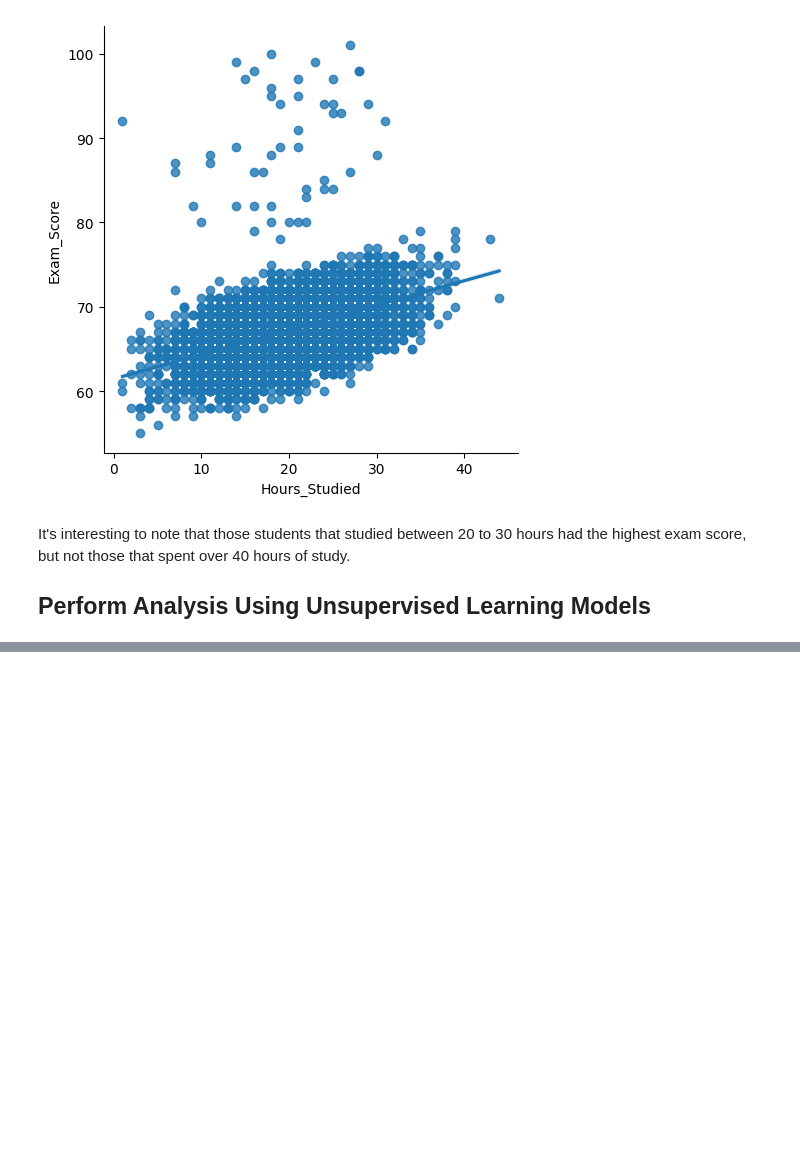
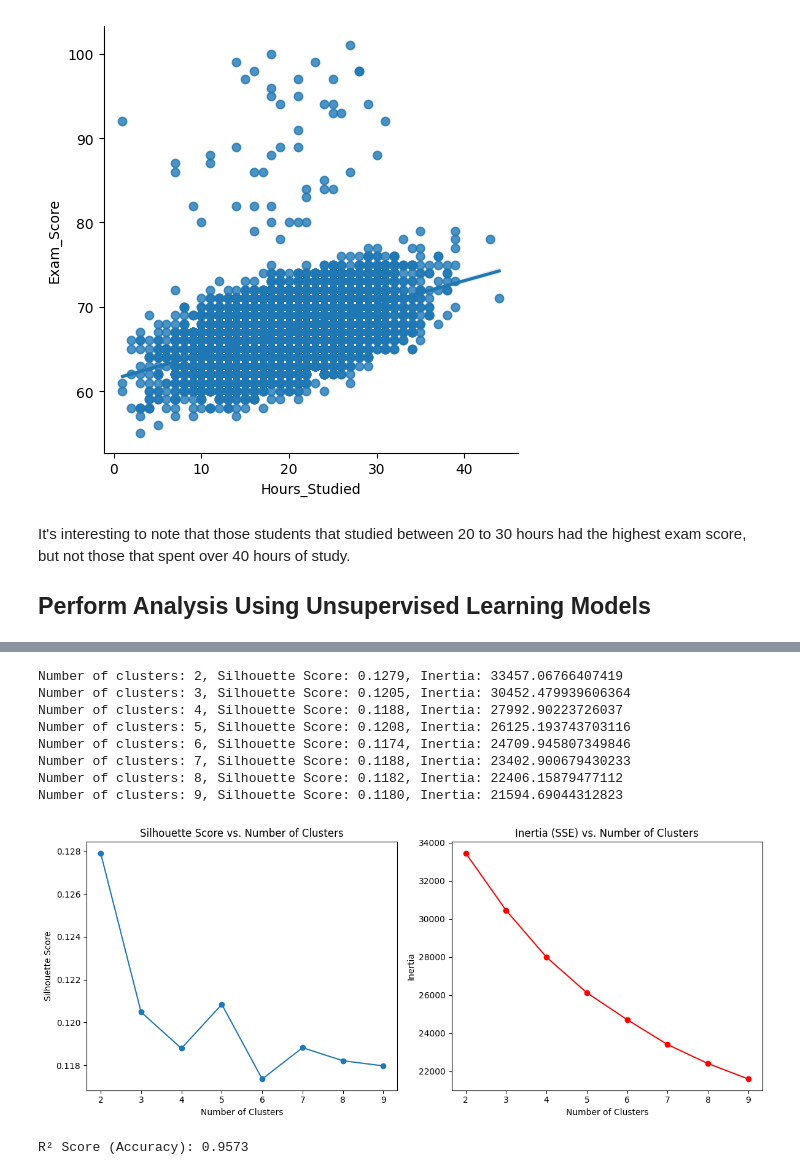
Before and after one commit to JudoboyAlex/student_performance_prediction, a Jupyter notebook: student_performance_prediction.ipynb, the cells around one changed output, grey strips where cells are left out. Drawn from its saved outputs; the diff is of its cells as text; code cells hidden in the pictures; blank space fills up the shorter version.

Commit message:
added some models

```diff
--- a/student_performance_prediction.ipynb
+++ b/student_performance_prediction.ipynb
@@ -106,8 +110,8 @@ dtype: int64
 # %% [markdown]
 Now the data is clean, let's divide the data into numerical and categorical then visualize them.
 # %%
-numeric_columns = data.select_dtypes(include=['number'])
-categorical_columns = data.select_dtypes(include=['object'])
+numeric_data = data.select_dtypes(include=['number'])
+categorical_data = data.select_dtypes(include=['object'])
 # %%
 # Set figure size for better readability
 plt.figure(figsize=(15, 30))
@@ -180,0 +259,75 @@ It's interesting to note that those students that studied between 20 to 30 hours
+# %%
+# List to store Silhouette Scores
+silhouette_scores = []
+inertia_scores = []
+
+# Range of cluster numbers to try
+cluster_range = range(2, 10)
+
+# Loop over different cluster sizes
+for n_clusters in cluster_range:
+    # Initialize and fit KMeans
+    kmeans = KMeans(n_clusters=n_clusters, random_state=42)
+    cluster_labels = kmeans.fit_predict(scaled_X)
+
+    # Calculate Silhouette Score and Inertia
+    silhouette_avg = silhouette_score(scaled_X, cluster_labels)
+    inertia = kmeans.inertia_
+
+    silhouette_scores.append(silhouette_avg)
+    inertia_scores.append(inertia)
+    print(f"Number of clusters: {n_clusters}, Silhouette Score: {silhouette_avg:.4f}, Inertia: {inertia}")
+
+# Plot Silhouette Scores and Inertia to find the optimal cluster number
+import matplotlib.pyplot as plt
+
+plt.figure(figsize=(12, 5))
+plt.subplot(1, 2, 1)
+plt.plot(cluster_range, silhouette_scores, marker='o')
+plt.title("Silhouette Score vs. Number of Clusters")
+plt.xlabel("Number of Clusters")
+plt.ylabel("Silhouette Score")
+
+plt.subplot(1, 2, 2)
+plt.plot(cluster_range, inertia_scores, marker='o', color='red')
+plt.title("Inertia (SSE) vs. Number of Clusters")
+plt.xlabel("Number of Clusters")
+plt.ylabel("Inertia")
+
+plt.tight_layout()
+plt.show()
+# %% [output]
+Number of clusters: 2, Silhouette Score: 0.1279, Inertia: 33457.06766407419
+Number of clusters: 3, Silhouette Score: 0.1205, Inertia: 30452.479939606364
+Number of clusters: 4, Silhouette Score: 0.1188, Inertia: 27992.90223726037
+Number of clusters: 5, Silhouette Score: 0.1208, Inertia: 26125.193743703116
+Number of clusters: 6, Silhouette Score: 0.1174, Inertia: 24709.945807349846
+Number of clusters: 7, Silhouette Score: 0.1188, Inertia: 23402.900679430233
+Number of clusters: 8, Silhouette Score: 0.1182, Inertia: 22406.15879477112
+Number of clusters: 9, Silhouette Score: 0.1180, Inertia: 21594.69044312823
+[figure, added]
+# %%
+# Separate features and target variable
+X = data.drop('Exam_Score', axis=1)
+y = data['Exam_Score']
+
+# One-hot encode categorical variables
+X = pd.get_dummies(X, drop_first=True)
+
+# Split the data into training and test sets
+X_train, X_test, y_train, y_test = train_test_split(X, y, test_size=0.2, random_state=42)
+
+# Initialize the Linear Regression model
+model = LinearRegression()
+
+# Train the model on the training data
+model.fit(X_train, y_train)
+
+# Predict on the test set
+y_pred = model.predict(X_test)
+
+# Calculate the R² score as accuracy
+r2 = r2_score(y_test, y_pred)
+print(f"R² Score (Accuracy): {r2:.4f}")
+# %% [output]
+R² Score (Accuracy): 0.9573
```
Also changed, not shown: parts of 6 cells of this notebook.
